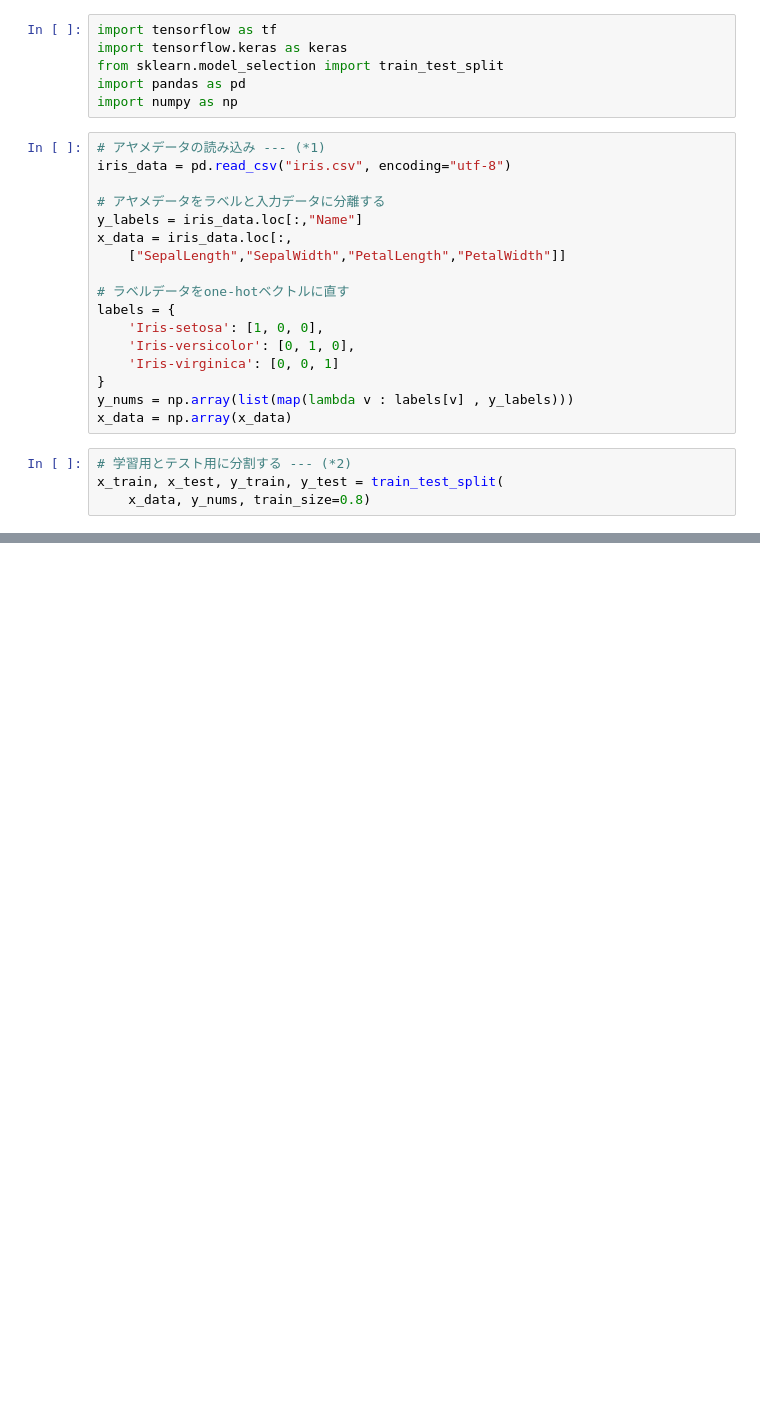
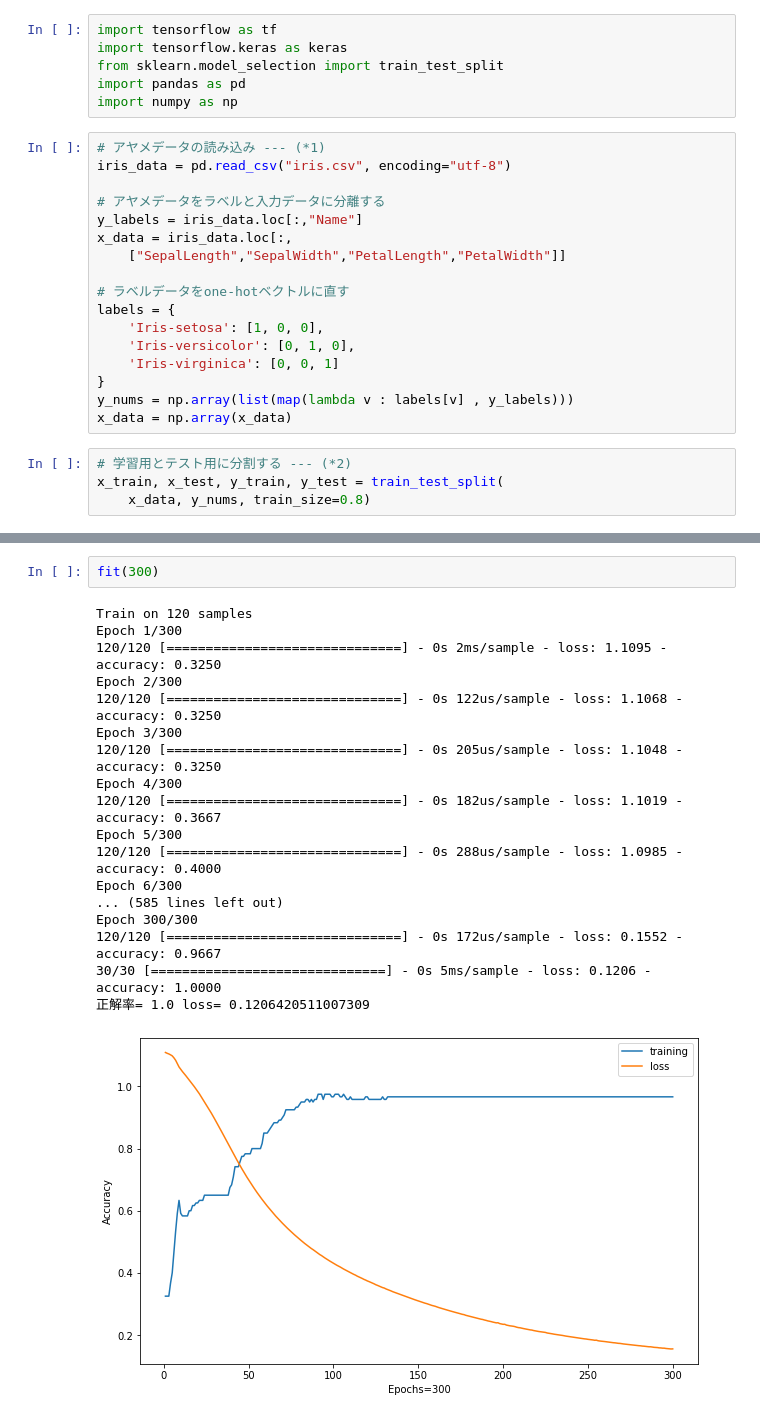
Before and after one commit to kujirahand/book-mlearn-gyomu, a Jupyter notebook: src/ch5/iris/iris.ipynb, the cells around one changed output, grey strips where cells are left out. Drawn from its saved outputs; the diff is of its cells as text; blank space fills up the shorter version.

```diff
--- a/src/ch5/iris/iris.ipynb
+++ b/src/ch5/iris/iris.ipynb
@@ -70,0 +109,21 @@ Epoch 300/300
+# %%
+fit(300)
+# %% [output]
+Train on 120 samples
+Epoch 1/300
+120/120 [==============================] - 0s 2ms/sample - loss: 1.1095 - accuracy: 0.3250
+Epoch 2/300
+120/120 [==============================] - 0s 122us/sample - loss: 1.1068 - accuracy: 0.3250
+Epoch 3/300
+120/120 [==============================] - 0s 205us/sample - loss: 1.1048 - accuracy: 0.3250
+Epoch 4/300
+120/120 [==============================] - 0s 182us/sample - loss: 1.1019 - accuracy: 0.3667
+Epoch 5/300
+120/120 [==============================] - 0s 288us/sample - loss: 1.0985 - accuracy: 0.4000
+Epoch 6/300
+... (585 lines left out)
+Epoch 300/300
+120/120 [==============================] - 0s 172us/sample - loss: 0.1552 - accuracy: 0.9667
+30/30 [==============================] - 0s 5ms/sample - loss: 0.1206 - accuracy: 1.0000
+正解率= 1.0 loss= 0.1206420511007309
+[figure, added]
```
Also changed, not shown: parts of 6 cells of this notebook, 2 other files.
